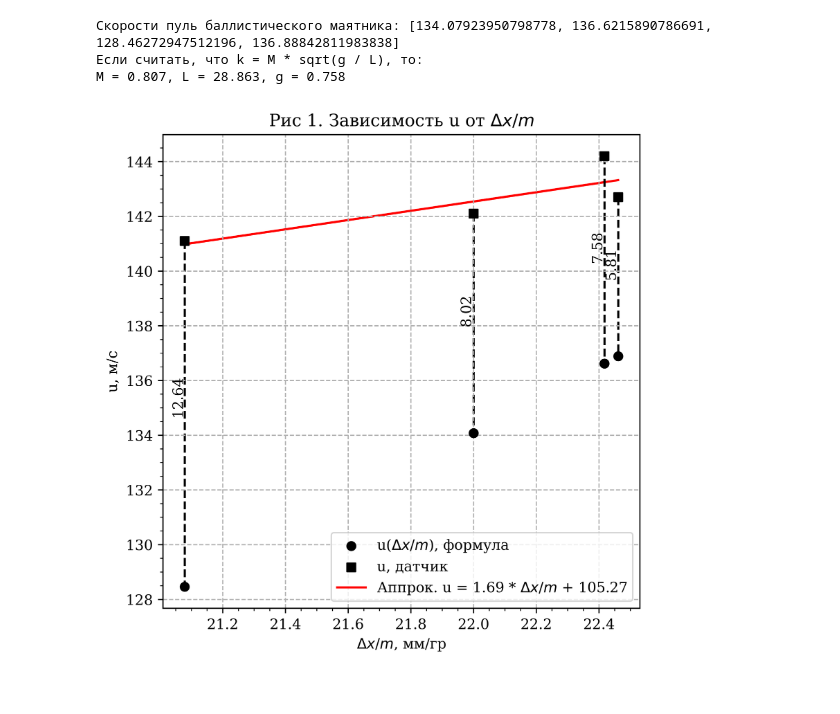
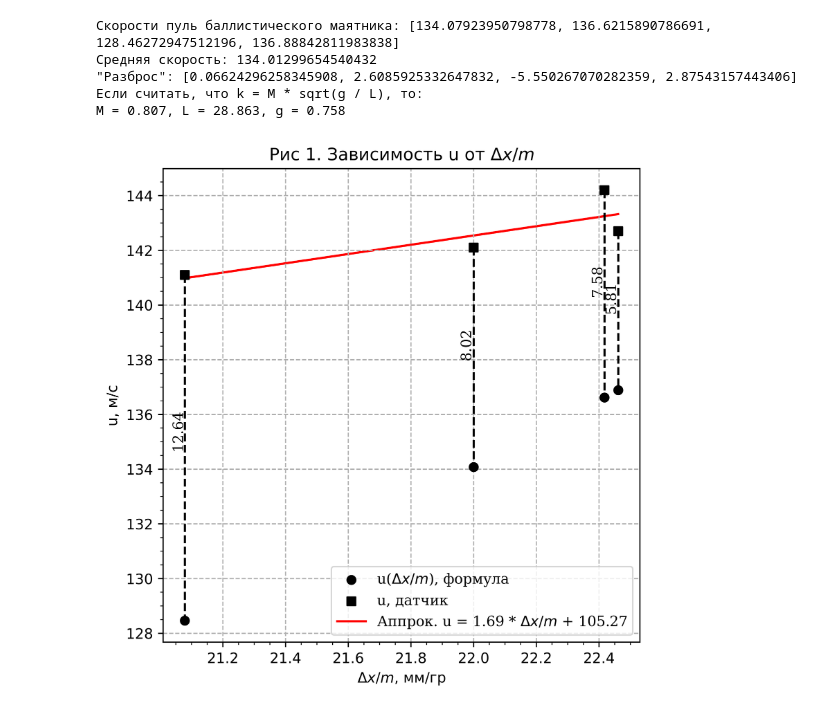
Before and after one commit to alxlnx/labs, a Jupyter notebook: 1.2.1/main.ipynb, the cells around one changed output. Saved outputs shown, nothing was run; the diff lists cells and outputs as text; code cells hidden in the pictures.

```diff
--- a/1.2.1/main.ipynb
+++ b/1.2.1/main.ipynb
@@ -23,37 +23,41 @@ delta_xs = [11, 11.5, 10.75, 11.5]
 us = [ u(mass, delta_x) for mass, delta_x in zip(masses, delta_xs) ]
 
 print(f'Скорости пуль баллистического маятника: {us}')
+print(f'Средняя скорость: {np.mean(us)}')
+print(f'"Разброс": {[u - np.mean(us) for u in us]}')
 
 ax.set_title('Рис 1. Зависимость u от $\Delta x / m$')
 ax.set_xlabel('$\Delta x / m$, мм/гр')
 ax.set_ylabel('u, м/с')
 
 Y_formula = np.array(us)
 Y_sensor  = np.array( [142.1, 144.2, 141.1, 142.7] )
 X = np.array([delta_x / m for delta_x, m in zip(delta_xs, masses)])
 
 ax.scatter(X, Y_formula, zorder=2, color='k', label='u($\Delta x / m$), формула')
 ax.scatter(X, Y_sensor, zorder=2, color='k', marker='s', label='u, датчик')
 (k, b) = np.polyfit(X, Y_sensor, 1)
 ax.plot(X, k * X + b, color='r', zorder=1, label=f'Аппрок. u = {k:.2f} * $\Delta x / m$ + {b:.2f}')
 
-ax.plot((X,X),(Y_sensor, Y_formula), c='black', linestyle='--', zorder=1)
+ax.plot((X,X),(Y_sensor, Y_formula), c='black', linestyle='--', zorder=2)
 
 for i in range(len(X)):
     Y_i = (Y_sensor[i] + Y_formula[i]) / 2
     X_i = X[i] - 0.045
     diff_i = Y_sensor[i] - Y_formula[i]
     ax.text(X_i, Y_i, f'{diff_i:.2f}', color='k', rotation=90)
 
 ax.legend(loc='lower right')
 
 M_sus = k * np.sqrt(L / g)
 L_sus = np.square(M) * g / np.square(k)
 g_sus = L * np.square(k) / np.square(M)
 print('Если считать, что k = M * sqrt(g / L), то:')
 print(f'M = {M_sus:.3f}, L = {L_sus:.3f}, g = {g_sus:.3f}')
 # %% [output]
 Скорости пуль баллистического маятника: [134.07923950798778, 136.6215890786691, 128.46272947512196, 136.88842811983838]
+Средняя скорость: 134.01299654540432
+"Разброс": [0.06624296258345908, 2.6085925332647832, -5.550267070282359, 2.87543157443406]
 Если считать, что k = M * sqrt(g / L), то:
 M = 0.807, L = 28.863, g = 0.758
-[figure, old version]
+[figure, new version]
```
Also changed, not shown: parts of 3 cells of this notebook.
